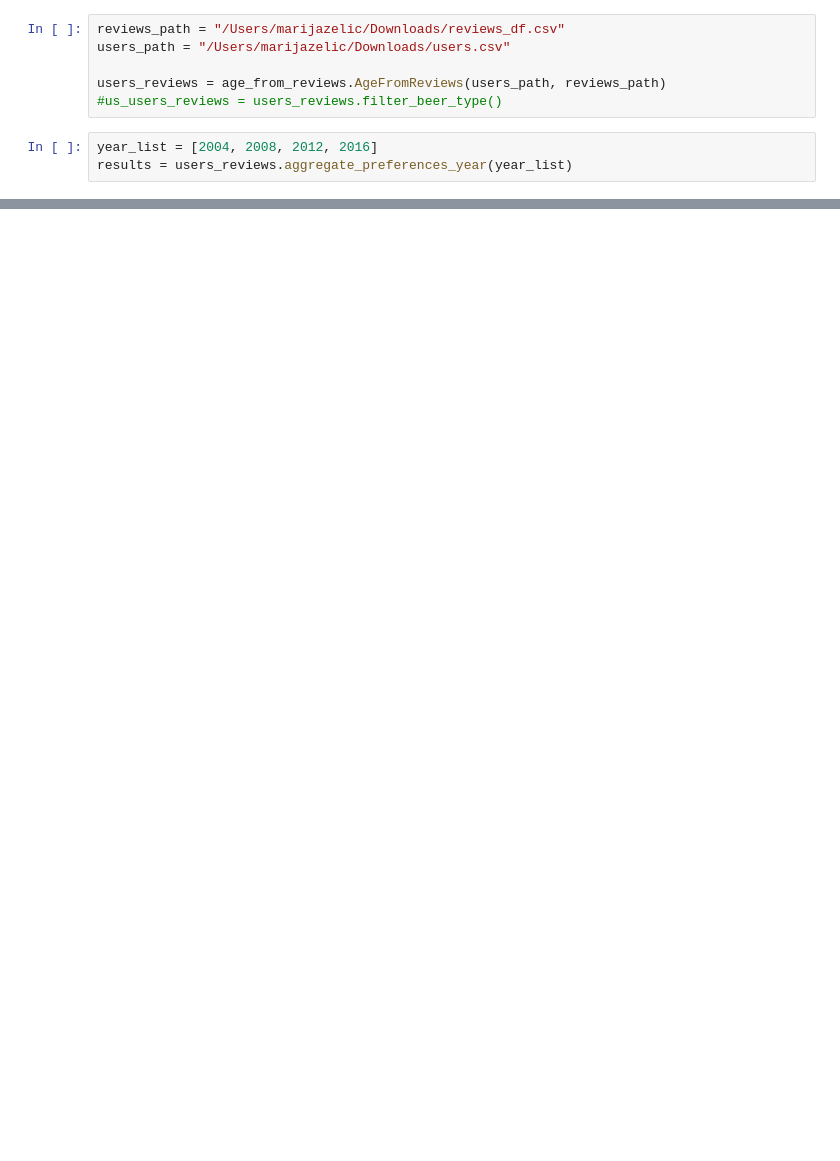
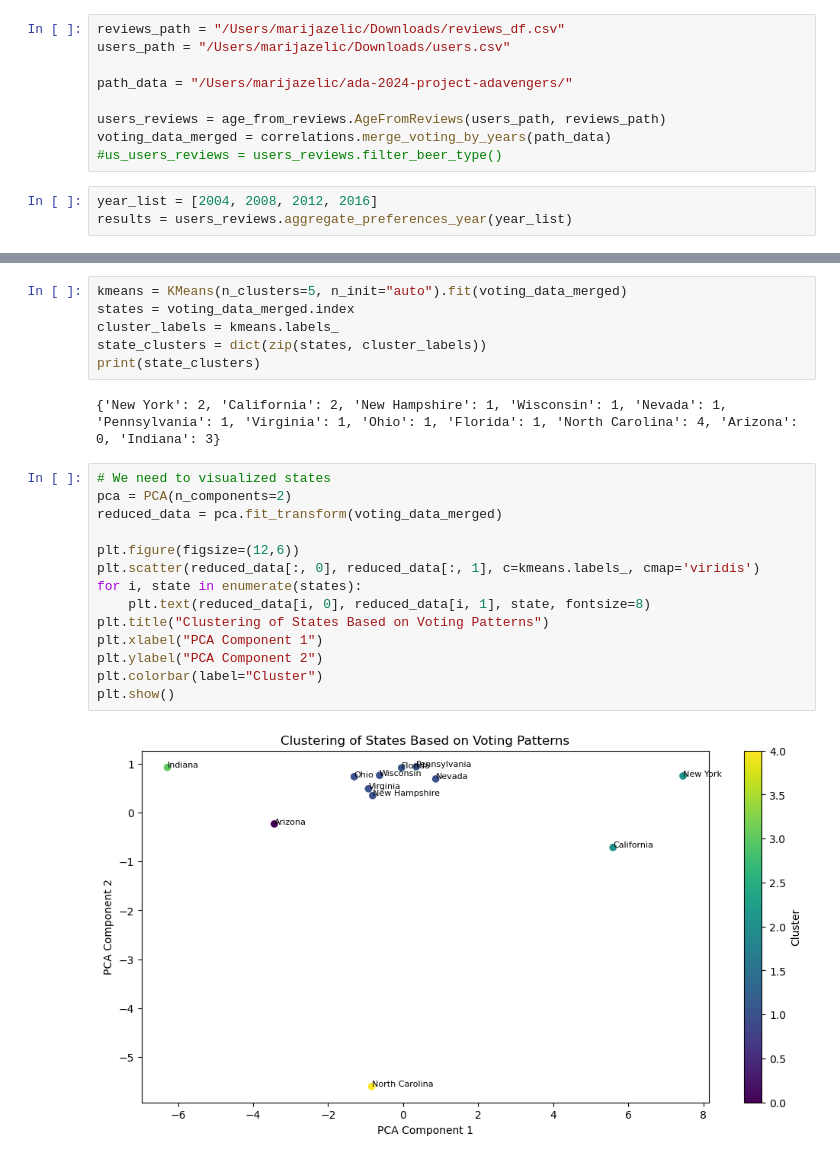
Before and after one commit to epfl-ada/ada-2024-project-adavengers, a Jupyter notebook: src/ipynb scripts/styles.ipynb, the cells around one changed output, grey strips where cells are left out. Cells and saved outputs as stored; diff of their text form; blank space fills up the shorter version.

Commit message:
clustering

```diff
--- a/src/ipynb scripts/styles.ipynb
+++ b/src/ipynb scripts/styles.ipynb
@@ -10,7 +20,10 @@ import age_from_reviews
 reviews_path = "/Users/marijazelic/Downloads/reviews_df.csv"
 users_path = "/Users/marijazelic/Downloads/users.csv"
 
+path_data = "/Users/marijazelic/ada-2024-project-adavengers/"
+
 users_reviews = age_from_reviews.AgeFromReviews(users_path, reviews_path)
+voting_data_merged = correlations.merge_voting_by_years(path_data)
 #us_users_reviews = users_reviews.filter_beer_type()
 # %%
 year_list = [2004, 2008, 2012, 2016]
@@ -35,0 +31,24 @@ results
+# %%
+kmeans = KMeans(n_clusters=5, n_init="auto").fit(voting_data_merged)
+states = voting_data_merged.index
+cluster_labels = kmeans.labels_
+state_clusters = dict(zip(states, cluster_labels))
+print(state_clusters)
+# %% [output]
+{'New York': 2, 'California': 2, 'New Hampshire': 1, 'Wisconsin': 1, 'Nevada': 1, 'Pennsylvania': 1, 'Virginia': 1, 'Ohio': 1, 'Florida': 1, 'North Carolina': 4, 'Arizona': 0, 'Indiana': 3}
+# %%
+# We need to visualized states
+pca = PCA(n_components=2)
+reduced_data = pca.fit_transform(voting_data_merged)
+
+plt.figure(figsize=(12,6))
+plt.scatter(reduced_data[:, 0], reduced_data[:, 1], c=kmeans.labels_, cmap='viridis')
+for i, state in enumerate(states):
+    plt.text(reduced_data[i, 0], reduced_data[i, 1], state, fontsize=8)
+plt.title("Clustering of States Based on Voting Patterns")
+plt.xlabel("PCA Component 1")
+plt.ylabel("PCA Component 2")
+plt.colorbar(label="Cluster")
+plt.show()
+# %% [output]
+[figure, added]
```
Also changed, not shown: parts of 9 cells of this notebook, 2 other files.
